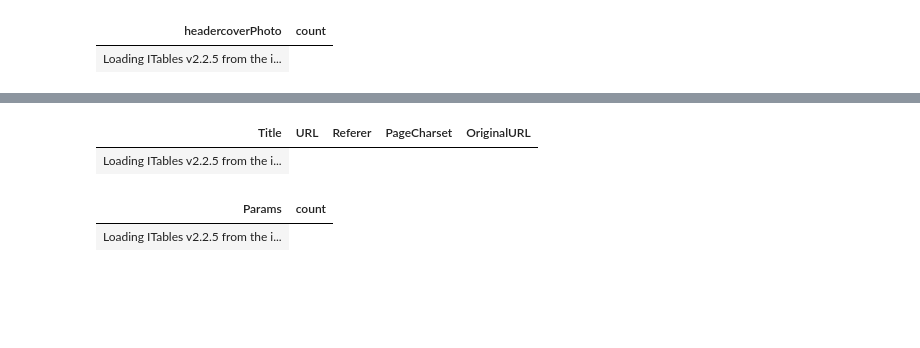
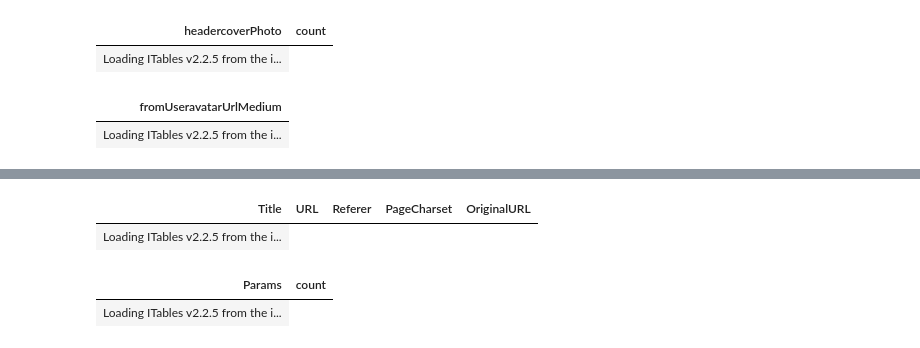
Before and after one commit to yan-alex/fsst-plus-experiments, a Jupyter notebook: benchmarking/visualize_data.ipynb, the cells around one changed output, grey strips where cells are left out. Saved outputs shown, nothing was run; the diff lists cells and outputs as text; code cells hidden in the pictures; blank space fills up the shorter version.

```diff
--- a/benchmarking/visualize_data.ipynb
+++ b/benchmarking/visualize_data.ipynb
@@ -19,6 +24,12 @@ df.limit(100000).value_counts().sort("count", descending=True)
 # %% [output]
 | headercoverPhoto | count |
 | Loading ITables v2.2.5 from the i... |
+# %%
+df = pl.read_parquet("data/refined/NextiaJD/freecodecamp_casual_chatroom.parquet")['fromUseravatarUrlMedium']
+df.limit(100000).head(1000)
+# %% [output]
+| fromUseravatarUrlMedium |
+| Loading ITables v2.2.5 from the i... |
 # %%
 duckdb.sql("SELECT null_6 FROM read_parquet('data/refined/PublicBIbenchmark/CMSprovider/CMSprovider_2.parquet')").show(max_rows=150)
 # %% [output]
```
Also changed, not shown: parts of 2 cells of this notebook, 11 other files.
